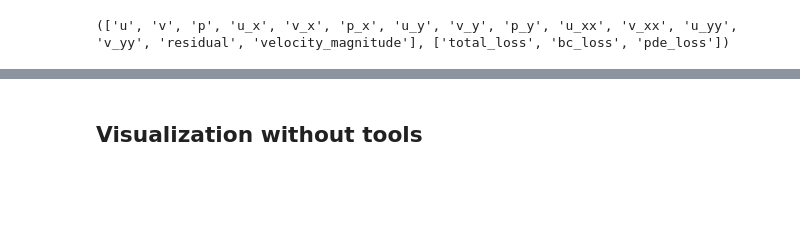
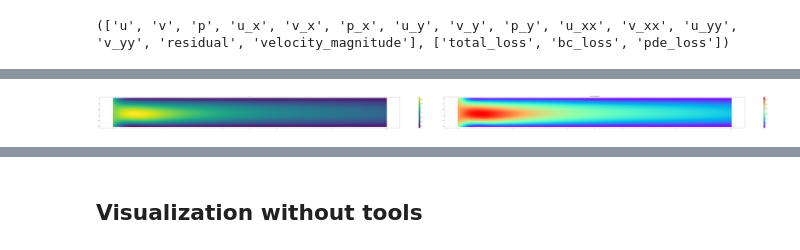
Before and after one commit to YoYo-XYZ/PINNs-for-NVS-fluid, a Jupyter notebook: examples/channel_new_flow.ipynb, the cells around one changed output, grey strips where cells are left out. Saved outputs shown, nothing was run; the diff lists cells and outputs as text; code cells hidden in the pictures; blank space fills up the shorter version.

Commit message:
improve channel flow demo

```diff
--- a/examples/channel_new_flow.ipynb
+++ b/examples/channel_new_flow.ipynb
@@ -175,3 +181,9 @@ colorplot.savefig('channel_flow_steady.png')
+# %%
+cmap_dict = {'u':None, 'velocity_magnitude': 'rainbow'}
+colorplot = visual_model.plotcolor_select(cmap_dict)
+colorplot.savefig('channel_flow_steady.png')
+# %% [output]
+[figure, added]
 # %%
 residual_plot = visual_model.plot_residual_distribution()
 residual_plot.savefig('residual.png')
```
Also changed, not shown: parts of 19 cells of this notebook, 5 other files.
